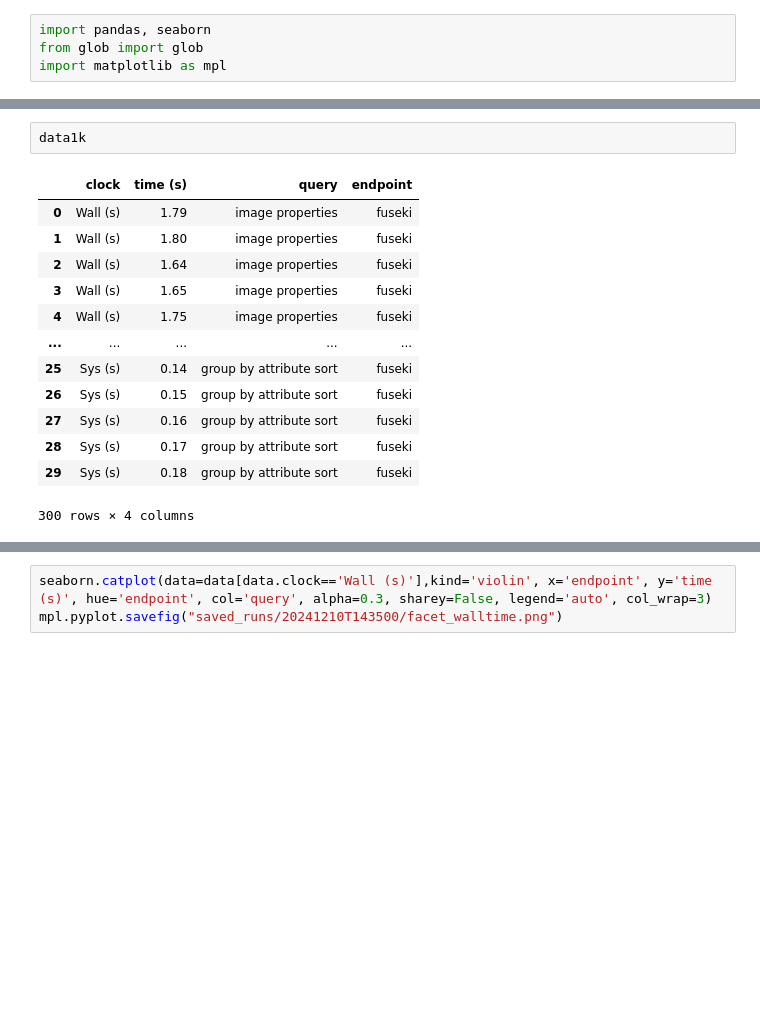
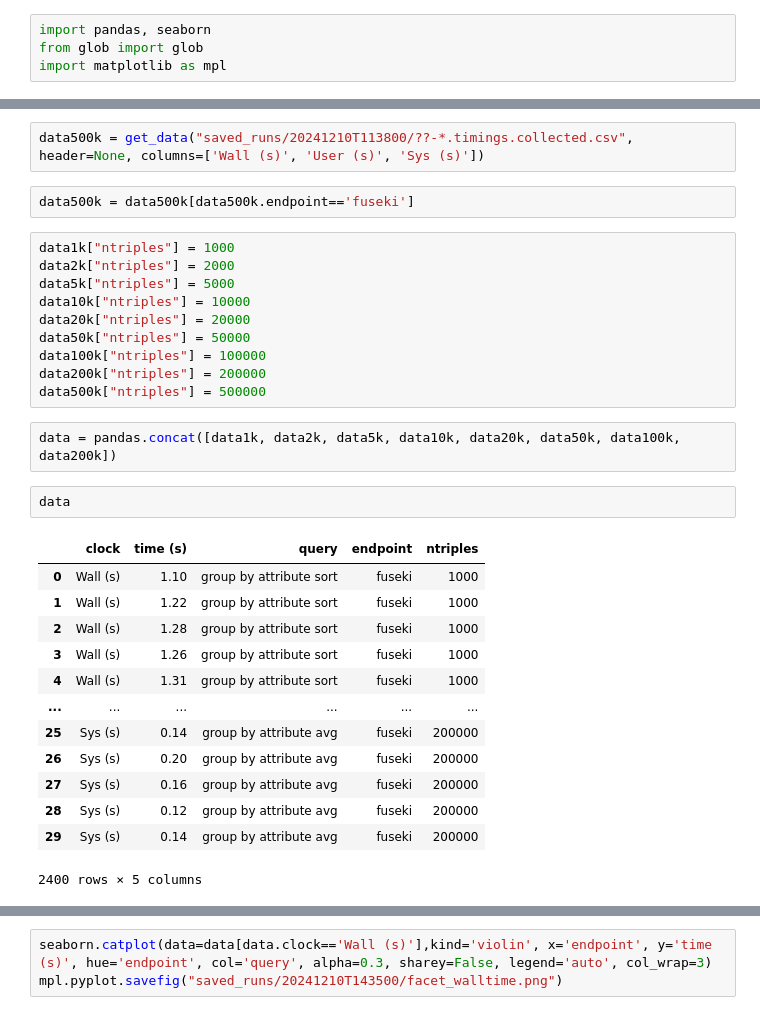
Before and after one commit to NFDI4BIOIMAGE/omero-kg-benchmark, a Jupyter notebook: queries/20241211T102000_analyze_timings_graphsize.ipynb, the cells around one changed output, grey strips where cells are left out. Saved outputs shown, nothing was run; the diff lists cells and outputs as text; blank space fills up the shorter version.

```diff
--- a/queries/20241211T102000_analyze_timings_graphsize.ipynb
+++ b/queries/20241211T102000_analyze_timings_graphsize.ipynb
@@ -35,16 +36,32 @@ data500k = get_data("saved_runs/20241210T113800/??-*.timings.collected.csv")
+# %%
+data500k = get_data("saved_runs/20241210T113800/??-*.timings.collected.csv", header=None, columns=['Wall (s)', 'User (s)', 'Sys (s)'])
+# %%
+data500k = data500k[data500k.endpoint=='fuseki']
 # %%
-data1k
+data1k["ntriples"] = 1000
+data2k["ntriples"] = 2000
+data5k["ntriples"] = 5000
+data10k["ntriples"] = 10000
+data20k["ntriples"] = 20000
+data50k["ntriples"] = 50000
+data100k["ntriples"] = 100000
+data200k["ntriples"] = 200000
+data500k["ntriples"] = 500000
-# %% [output]
-|  | clock | time (s) | query | endpoint |
-| 0 | Wall (s) | 1.79 | image properties | fuseki |
-| 1 | Wall (s) | 1.80 | image properties | fuseki |
-| 2 | Wall (s) | 1.64 | image properties | fuseki |
-| 3 | Wall (s) | 1.65 | image properties | fuseki |
-| 4 | Wall (s) | 1.75 | image properties | fuseki |
-| ... | ... | ... | ... | ... |
-| 25 | Sys (s) | 0.14 | group by attribute sort | fuseki |
-| 26 | Sys (s) | 0.15 | group by attribute sort | fuseki |
-| 27 | Sys (s) | 0.16 | group by attribute sort | fuseki |
-| 28 | Sys (s) | 0.17 | group by attribute sort | fuseki |
-| 29 | Sys (s) | 0.18 | group by attribute sort | fuseki |
-300 rows × 4 columns
+# %%
+data = pandas.concat([data1k, data2k, data5k, data10k, data20k, data50k, data100k, data200k])
+# %%
+data
+# %% [output]
+|  | clock | time (s) | query | endpoint | ntriples |
+| 0 | Wall (s) | 1.10 | group by attribute sort | fuseki | 1000 |
+| 1 | Wall (s) | 1.22 | group by attribute sort | fuseki | 1000 |
+| 2 | Wall (s) | 1.28 | group by attribute sort | fuseki | 1000 |
+| 3 | Wall (s) | 1.26 | group by attribute sort | fuseki | 1000 |
+| 4 | Wall (s) | 1.31 | group by attribute sort | fuseki | 1000 |
+| ... | ... | ... | ... | ... | ... |
+| 25 | Sys (s) | 0.14 | group by attribute avg | fuseki | 200000 |
+| 26 | Sys (s) | 0.20 | group by attribute avg | fuseki | 200000 |
+| 27 | Sys (s) | 0.16 | group by attribute avg | fuseki | 200000 |
+| 28 | Sys (s) | 0.12 | group by attribute avg | fuseki | 200000 |
+| 29 | Sys (s) | 0.14 | group by attribute avg | fuseki | 200000 |
+2400 rows × 5 columns
```
Also changed, not shown: parts of 5 cells of this notebook, 4 other files.
